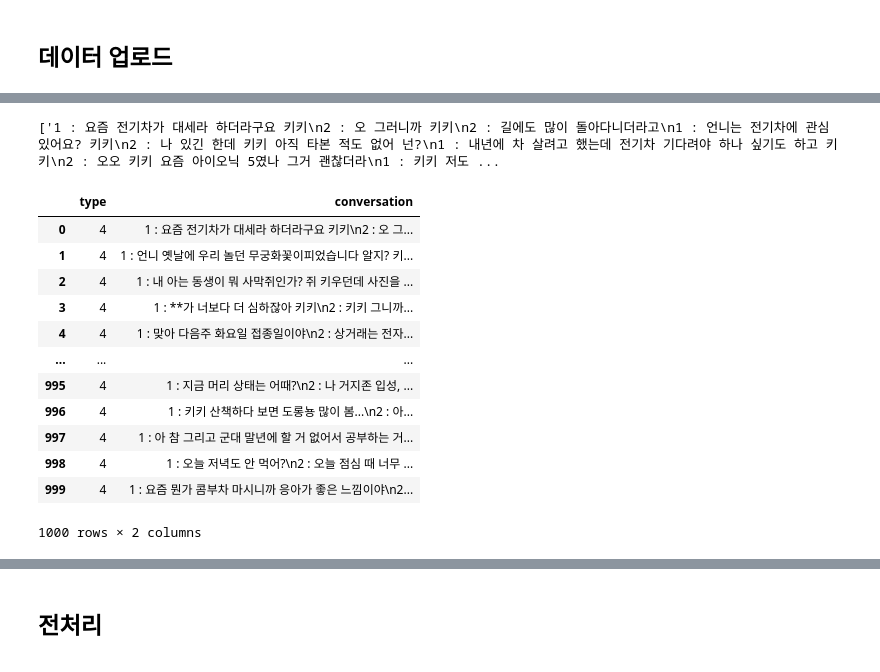
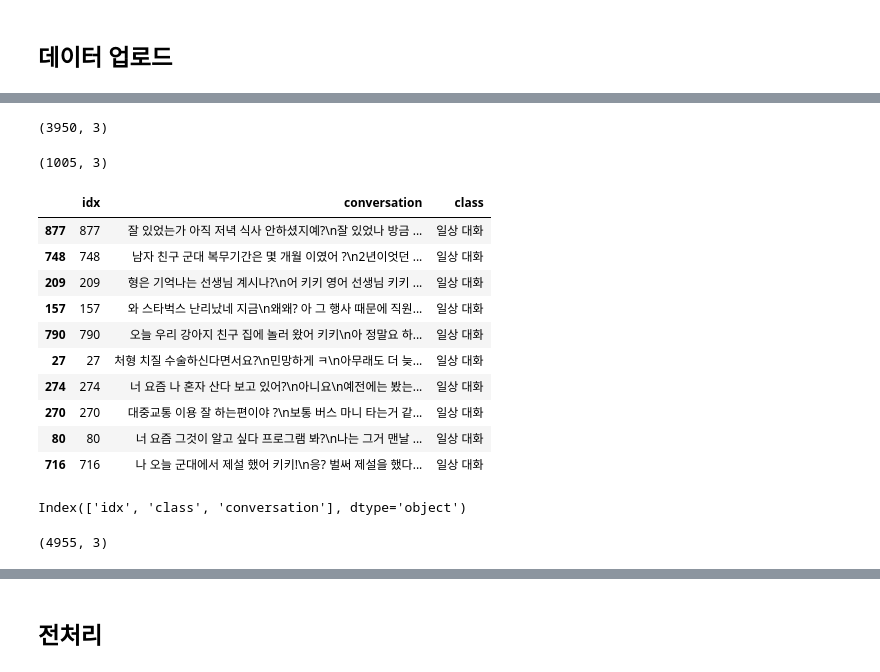
Before and after one commit to hojae-m-choi/dlthon-minions, a Jupyter notebook: dlthon-kevin/custom_models-aihub.ipynb, the cells around one changed output, grey strips where cells are left out. Drawn from its saved outputs; the diff is of its cells as text; code cells hidden in the pictures.

```diff
--- a/dlthon-kevin/custom_models-aihub.ipynb
+++ b/dlthon-kevin/custom_models-aihub.ipynb
@@ -98,40 +53,34 @@ replace aihub_dataset/KAKAO_898_15.json? [y]es, [n]o, [A]ll, [N]one, [r]ename:
-# %%
-# text 데이터만 추출해서 리스트에 저장
-import json
-file_list = os.listdir("aihub_dataset")
-# 1000개의 text 추출
-file_list = file_list[:1000]
-text_list = []
-
-for file in file_list:
-    file_path = os.path.join("aihub_dataset", file)
-    with open(file_path, 'r', encoding='UTF-8') as f:
-        json_data = json.load(f)
-        info = json_data['info']
-        anno = info[0]['annotations']
-        text = anno['text']
-        text_list.append(text)
-
-print(text_list)
-# %% [output]
-['1 : 요즘 전기차가 대세라 하더라구요 키키\n2 : 오 그러니까 키키\n2 : 길에도 많이 돌아다니더라고\n1 : 언니는 전기차에 관심 있어요? 키키\n2 : 나 있긴 한데 키키 아직 타본 적도 없어 넌?\n1 : 내년에 차 살려고 했는데 전기차 기다려야 하나 싶기도 하고 키키\n2 : 오오 키키 요즘 아이오닉 5였나 그거 괜찮더라\n1 : 키키 저도 ...
-# %%
-train_data = pd.DataFrame()
-type_list = np.full(1000, 4).tolist()
-train_data['type']=type_list
-train_data['conversation'] = text_list
-train_data
-# %% [output]
-|  | type | conversation |
-| 0 | 4 | 1 : 요즘 전기차가 대세라 하더라구요 키키\n2 : 오 그... |
-| 1 | 4 | 1 : 언니 옛날에 우리 놀던 무궁화꽃이피었습니다 알지? 키... |
-| 2 | 4 | 1 : 내 아는 동생이 뭐 사막쥐인가? 쥐 키우던데 사진을 ... |
-| 3 | 4 | 1 : **가 너보다 더 심하잖아 키키\n2 : 키키 그니까... |
-| 4 | 4 | 1 : 맞아 다음주 화요일 접종일이야\n2 : 상거래는 전자... |
-| ... | ... | ... |
-| 995 | 4 | 1 : 지금 머리 상태는 어때?\n2 : 나 거지존 입성, ... |
-| 996 | 4 | 1 : 키키 산책하다 보면 도롱뇽 많이 봄...\n2 : 아... |
-| 997 | 4 | 1 : 아 참 그리고 군대 말년에 할 거 없어서 공부하는 거... |
-| 998 | 4 | 1 : 오늘 저녁도 안 먹어?\n2 : 오늘 점심 때 너무 ... |
-| 999 | 4 | 1 : 요즘 뭔가 콤부차 마시니까 응아가 좋은 느낌이야\n2... |
-1000 rows × 2 columns
+# %%
+train_data = pd.read_csv('/aiffel/aiffel/dlthon-minions/share/data/train.csv')
+train_data.shape
+# %% [output]
+(3950, 3)
+# %%
+additional_train_data = pd.read_csv('/aiffel/aiffel/dlthon-minions/share/data/additional_train.csv')
+additional_train_data.shape
+# %% [output]
+(1005, 3)
+# %%
+additional_train_data.sample(10)
+# %% [output]
+|  | idx | conversation | class |
+| 877 | 877 | 잘 있었는가 아직 저녁 식사 안하셨지예?\n잘 있었나 방금 ... | 일상 대화 |
+| 748 | 748 | 남자 친구 군대 복무기간은 몇 개월 이였어 ?\n2년이엇던 ... | 일상 대화 |
+| 209 | 209 | 형은 기억나는 선생님 계시나?\n어 키키 영어 선생님 키키 ... | 일상 대화 |
+| 157 | 157 | 와 스타벅스 난리났네 지금\n왜왜? 아 그 행사 때문에 직원... | 일상 대화 |
+| 790 | 790 | 오늘 우리 강아지 친구 집에 놀러 왔어 키키\n아 정말요 하... | 일상 대화 |
+| 27 | 27 | 처형 치질 수술하신다면서요?\n민망하게 ㅋ\n아무래도 더 늦... | 일상 대화 |
+| 274 | 274 | 너 요즘 나 혼자 산다 보고 있어?\n아니요\n예전에는 봤는... | 일상 대화 |
+| 270 | 270 | 대중교통 이용 잘 하는편이야 ?\n보통 버스 마니 타는거 같... | 일상 대화 |
+| 80 | 80 | 너 요즘 그것이 알고 싶다 프로그램 봐?\n나는 그거 맨날 ... | 일상 대화 |
+| 716 | 716 | 나 오늘 군대에서 제설 했어 키키!\n응? 벌써 제설을 했다... | 일상 대화 |
+# %%
+additional_train_data = additional_train_data[['idx', 'class', 'conversation']]
+additional_train_data.columns
+# %% [output]
+Index(['idx', 'class', 'conversation'], dtype='object')
+# %%
+train_data = pd.concat([train_data, additional_train_data], ignore_index=True)
+train_data.shape
+# %% [output]
+(4955, 3)
```
Also changed, not shown: parts of 29 cells of this notebook, 6 other files.
